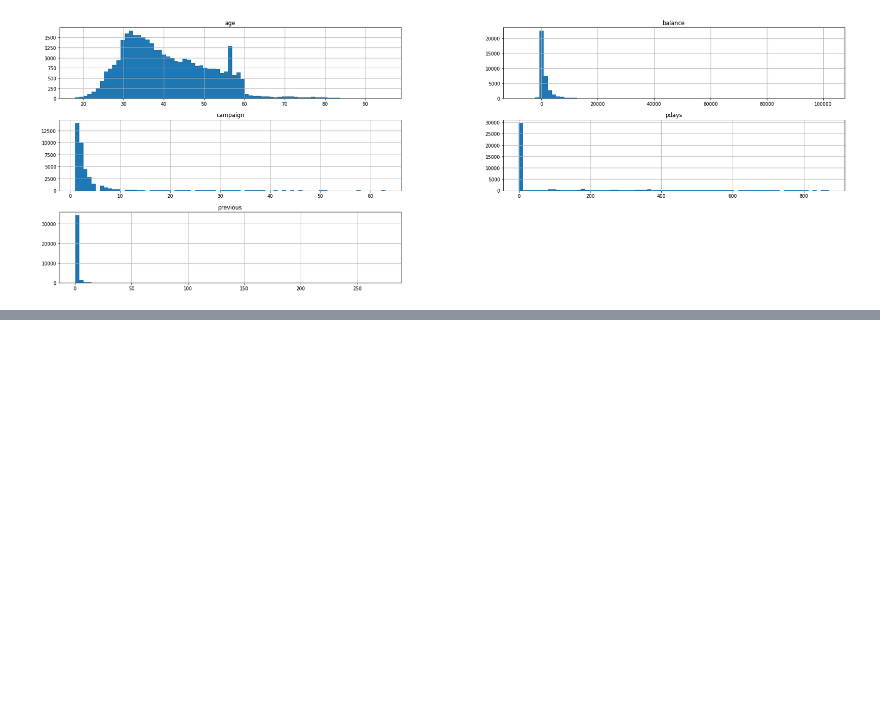
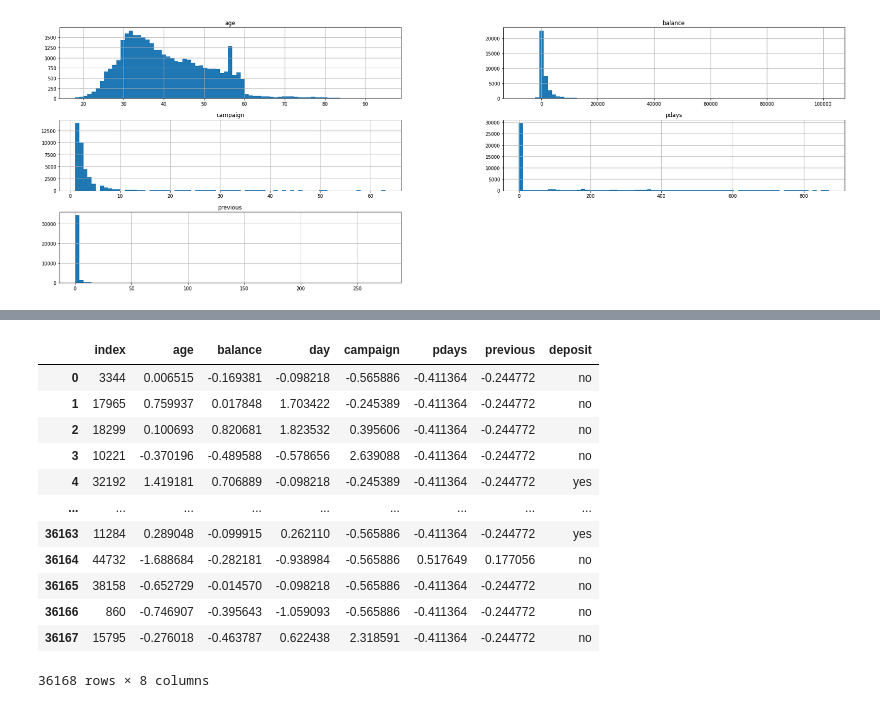
Before and after one commit to palit-ishan/Bank_Marketing_Campaign_Outcome, a Jupyter notebook: ML_Project_Notebook.ipynb, the cells around one changed output, grey strips where cells are left out. Drawn from its saved outputs; the diff is of its cells as text; code cells hidden in the pictures; blank space fills up the shorter version.

```diff
--- a/ML_Project_Notebook.ipynb
+++ b/ML_Project_Notebook.ipynb
@@ -170,0 +249,37 @@ array([[<matplotlib.axes._subplots.AxesSubplot object at 0x...>,
+# %%
+from sklearn.preprocessing import OneHotEncoder
+
+encoder = OneHotEncoder(sparse=False)
+cat_cols = ['job', 'marital', 'education', 'default', 'housing', 'loan', 'contact', 'month', 'poutcome']
+
+# Encode Categorical Data
+df_encoded = pd.DataFrame(encoder.fit_transform(df_bank_ready_train[cat_cols]))
+df_encoded.columns = encoder.get_feature_names(cat_cols)
+
+# Replace Categotical Data with Encoded Data
+#df_bank_ready_train = df_bank_ready_train.drop(cat_cols ,axis=1)
+#df_bank_ready_train = pd.concat([df_encoded, df_bank_ready_train], axis=1)
+
+# Encode target value
+#df_bank_ready_train['deposit'] = df_bank_ready_train['deposit'].apply(lambda x: 1 if x == 'yes' else 0)
+
+#print('Shape of dataframe:', df_bank_ready_train.shape)
+#df_bank_ready_train.head()
+# %%
+# Replace Categotical Data with Encoded Data
+df_bank_ready_train = df_bank_ready_train.drop(cat_cols ,axis=1)
+df_bank_ready_train.reset_index()
+# %% [output]
+|  | index | age | balance | day | campaign | pdays | previous | deposit |
+| 0 | 3344 | 0.006515 | -0.169381 | -0.098218 | -0.565886 | -0.411364 | -0.244772 | no |
+| 1 | 17965 | 0.759937 | 0.017848 | 1.703422 | -0.245389 | -0.411364 | -0.244772 | no |
+| 2 | 18299 | 0.100693 | 0.820681 | 1.823532 | 0.395606 | -0.411364 | -0.244772 | no |
+| 3 | 10221 | -0.370196 | -0.489588 | -0.578656 | 2.639088 | -0.411364 | -0.244772 | no |
+| 4 | 32192 | 1.419181 | 0.706889 | -0.098218 | -0.245389 | -0.411364 | -0.244772 | yes |
+| ... | ... | ... | ... | ... | ... | ... | ... | ... |
+| 36163 | 11284 | 0.289048 | -0.099915 | 0.262110 | -0.565886 | -0.411364 | -0.244772 | yes |
+| 36164 | 44732 | -1.688684 | -0.282181 | -0.938984 | -0.565886 | 0.517649 | 0.177056 | no |
+| 36165 | 38158 | -0.652729 | -0.014570 | -0.098218 | -0.565886 | -0.411364 | -0.244772 | no |
+| 36166 | 860 | -0.746907 | -0.395643 | -1.059093 | -0.565886 | -0.411364 | -0.244772 | no |
+| 36167 | 15795 | -0.276018 | -0.463787 | 0.622438 | 2.318591 | -0.411364 | -0.244772 | no |
+36168 rows × 8 columns
```
Also changed, not shown: parts of 14 cells of this notebook.
